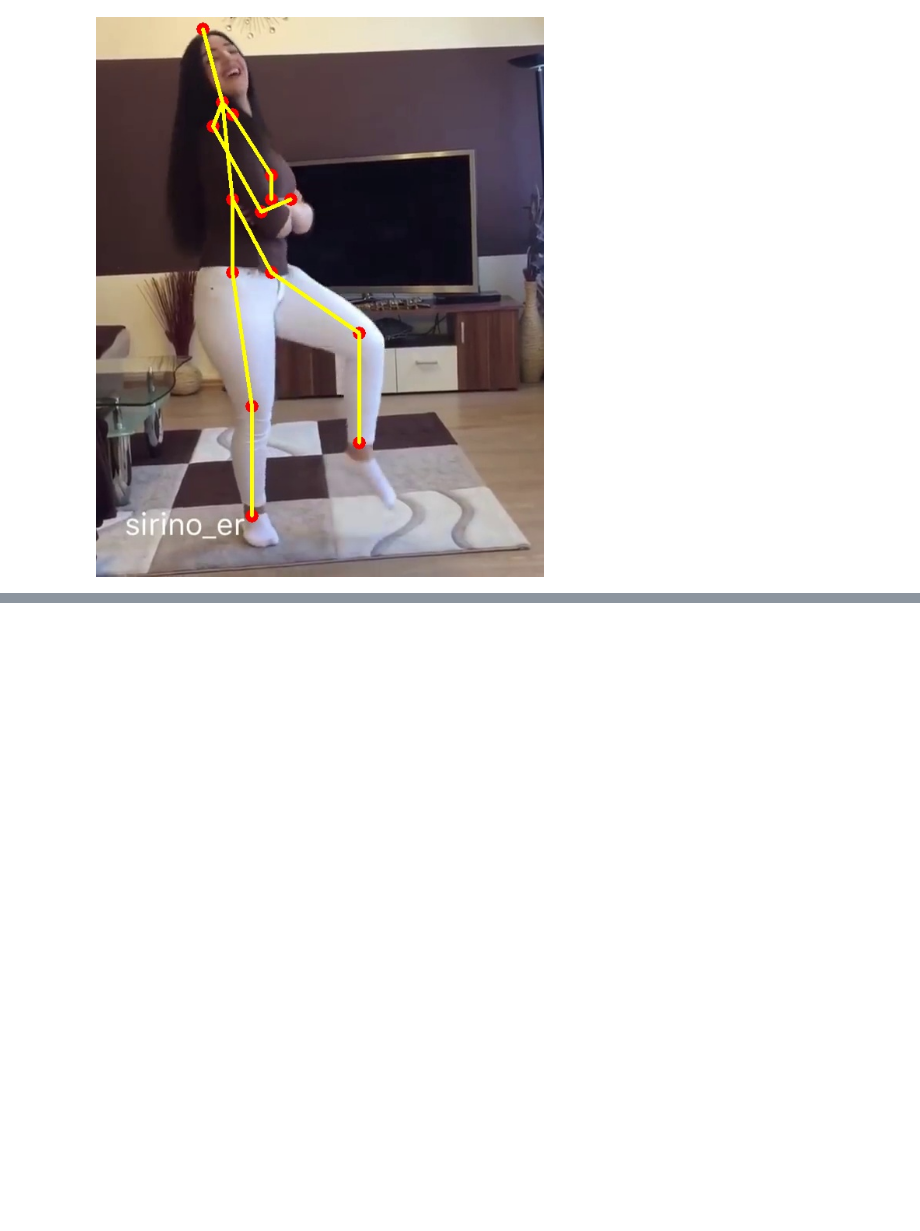
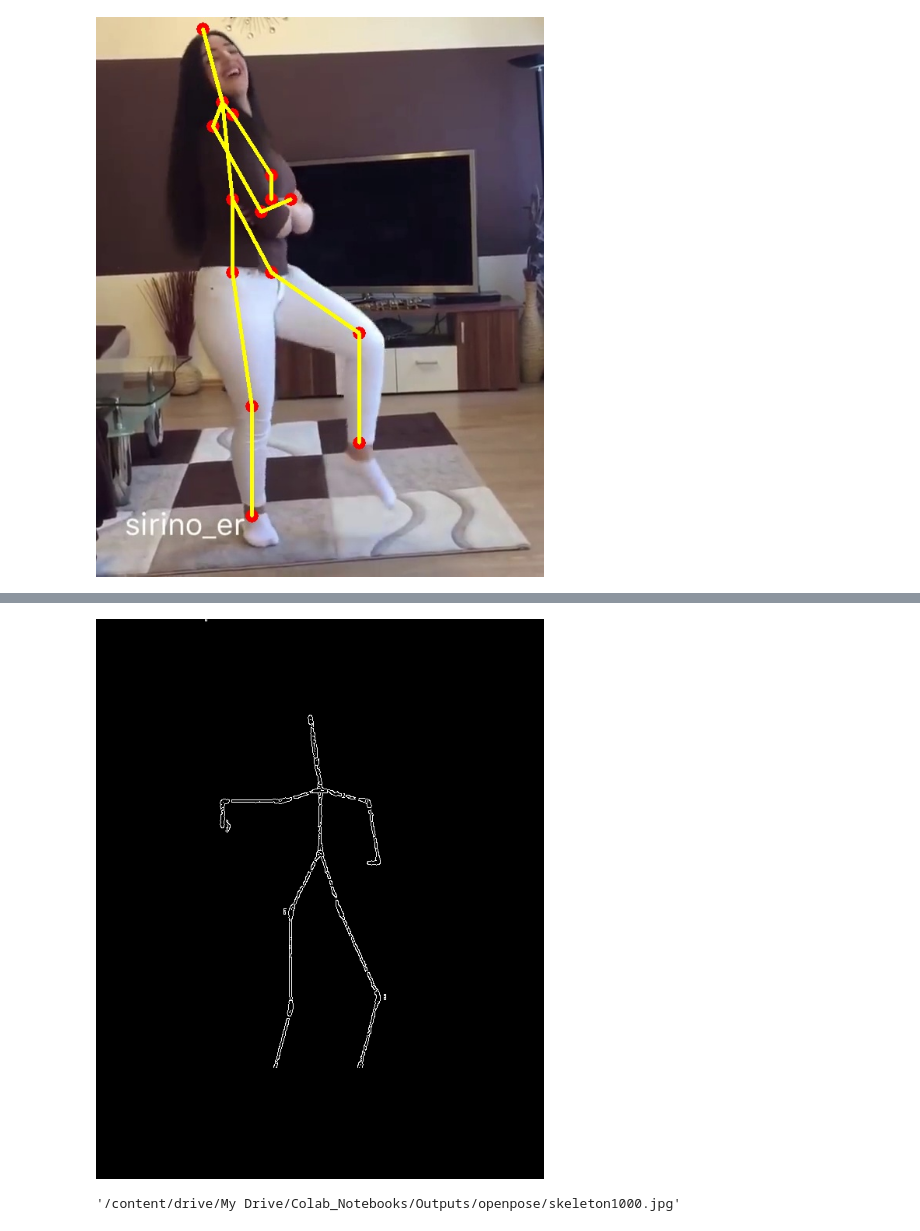
Before and after one commit to utshabkg/Human_Pose_Estimation, a Jupyter notebook: OpenPose/openpose.ipynb, the cells around one changed output, grey strips where cells are left out. Cells and saved outputs as stored; diff of their text form; code cells hidden in the pictures; blank space fills up the shorter version.

```diff
--- a/OpenPose/openpose.ipynb
+++ b/OpenPose/openpose.ipynb
@@ -203,0 +241,15 @@ out.release()
+# %%
+# create a mask of the edges image using cv2.filpoly()
+mask = np.zeros_like(edges)
+ignore_mask_color = 255
+
+# define the Region of Interest (ROI) - source code sets as a trapezoid for roads
+imshape = image.shape
+
+vertices = np.array([[(imshape[0], 0),(0, 0), (0, imshape[1]),(imshape[0],imshape[1])]], dtype=np.int32)
+
+cv2.fillPoly(mask, vertices, ignore_mask_color)
+masked_edges = cv2.bitwise_and(edges, mask)
+IPython.display.display(PIL.Image.fromarray(masked_edges))
+# %% [output]
+[figure, added]
@@ -203,0 +290,4 @@ out.release()
+# %%
+skeletons[4]
+# %% [output]
+'/content/drive/My Drive/Colab_Notebooks/Outputs/openpose/skeleton1000.jpg'
```
Also changed, not shown: parts of 17 cells of this notebook.
